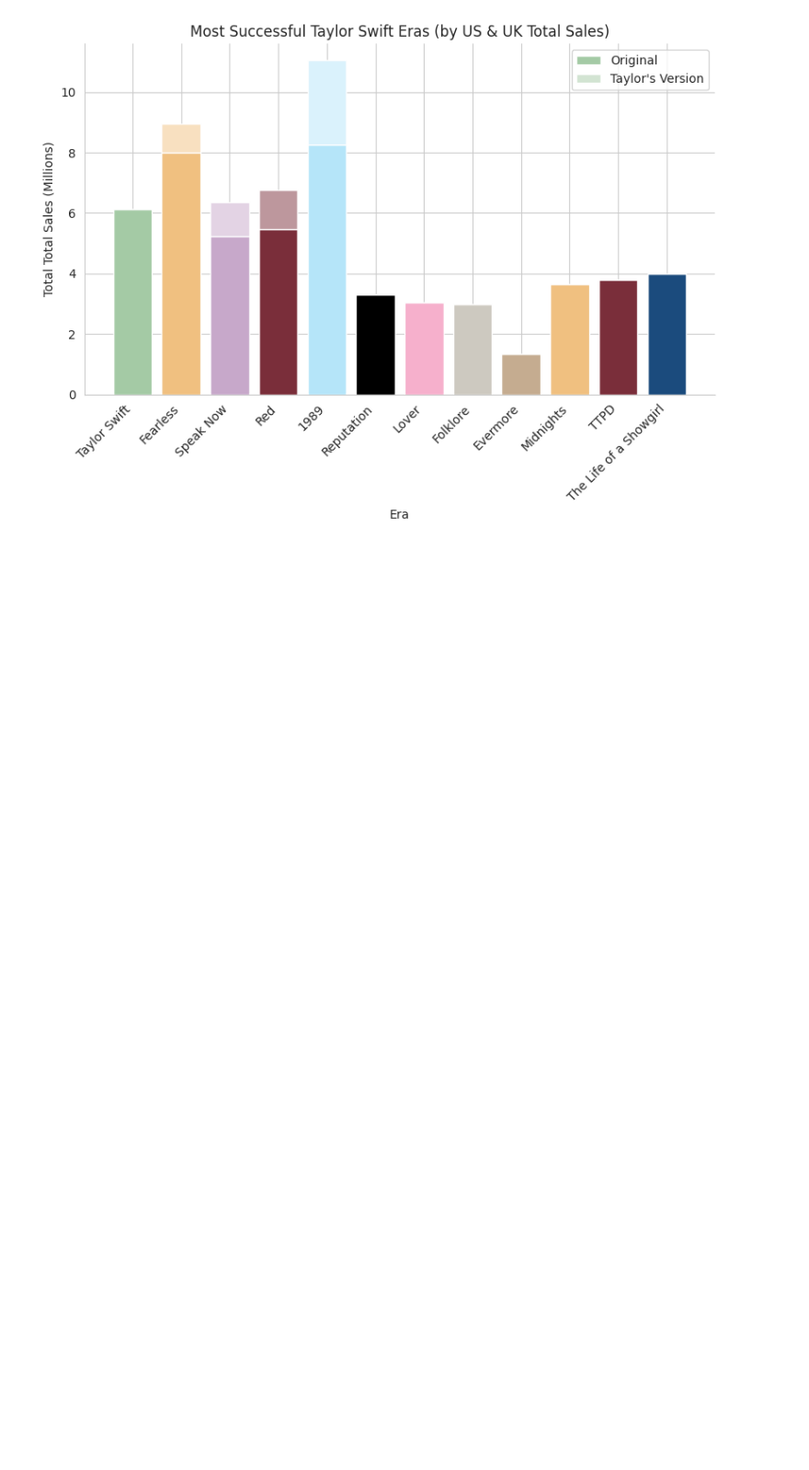
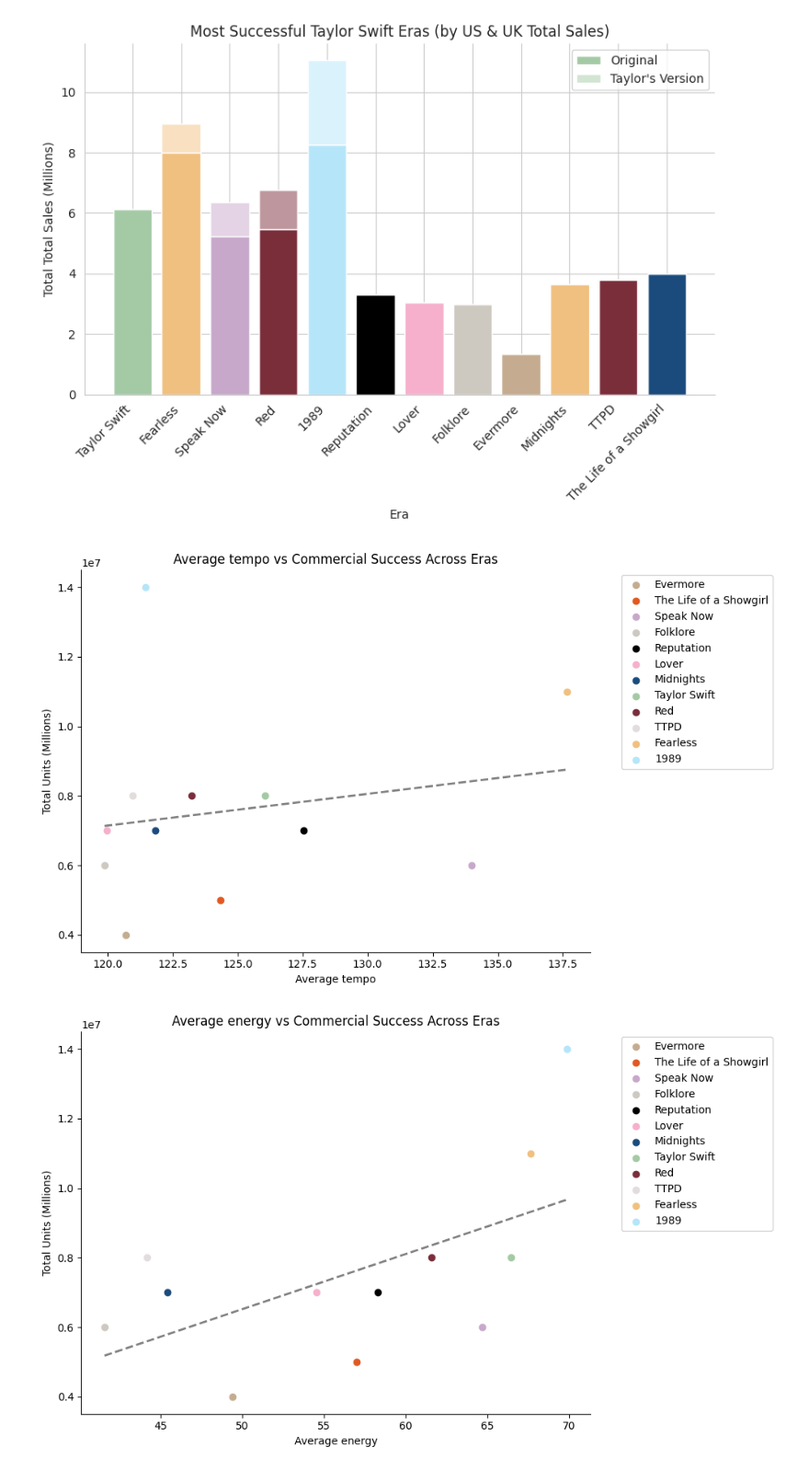
Before and after one commit to haskinse/bee2041_empirical_project, a Jupyter notebook: source_code/04_analysis.ipynb, the cells around one changed output. Shown at 92% size. Cells and saved outputs as stored; diff of their text form; code cells hidden in the pictures; blank space fills up the shorter version.

Commit message:
Plotted graphs of average era musical features vs commercial success.

```diff
--- a/source_code/04_analysis.ipynb
+++ b/source_code/04_analysis.ipynb
@@ -187,0 +233,9 @@ plot_commercial_success("us_sales", "uk_sales", "Total Sales", "total_sales") #
+# %%
+# list of features
+features = ["tempo", "energy", "danceability", "duration_min", "valence", "acousticness", "instrumentalness", "liveness", "loudness", "speechiness"]
+# %%
+for feature in features: # for each feature in the list
+  plot_feature_success(feature) # plot the graph for the feature
+# %% [output]
+[figure, added]
+[figure, added]
```
Also changed, not shown: parts of 2 cells of this notebook.
